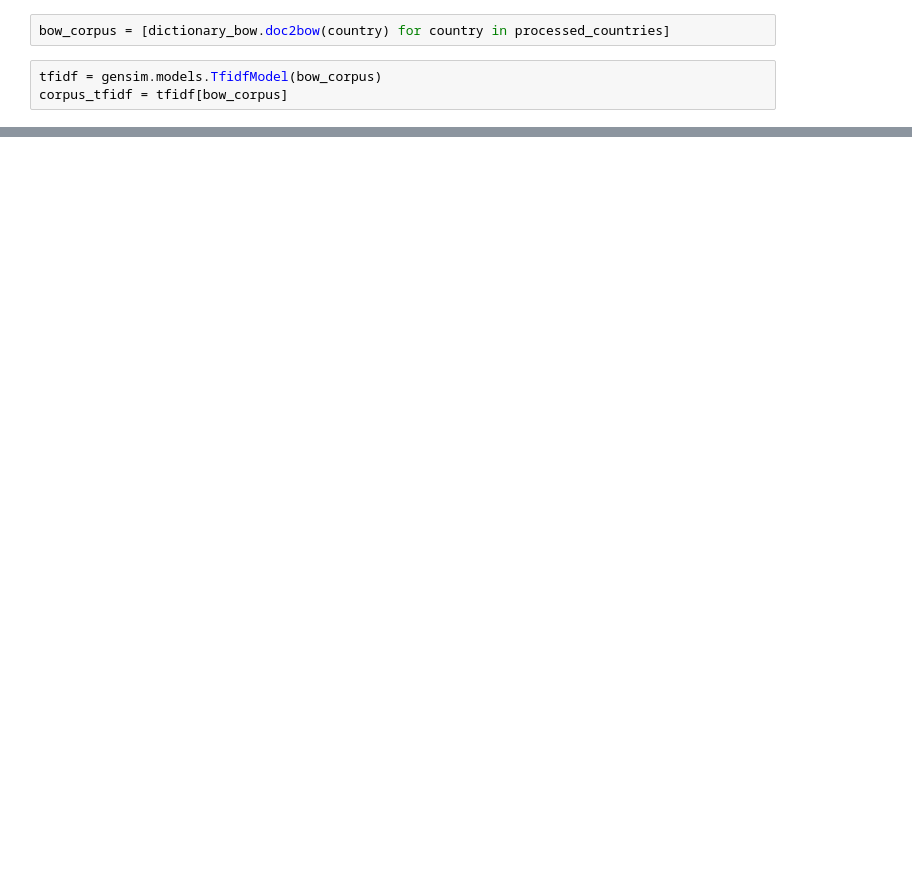
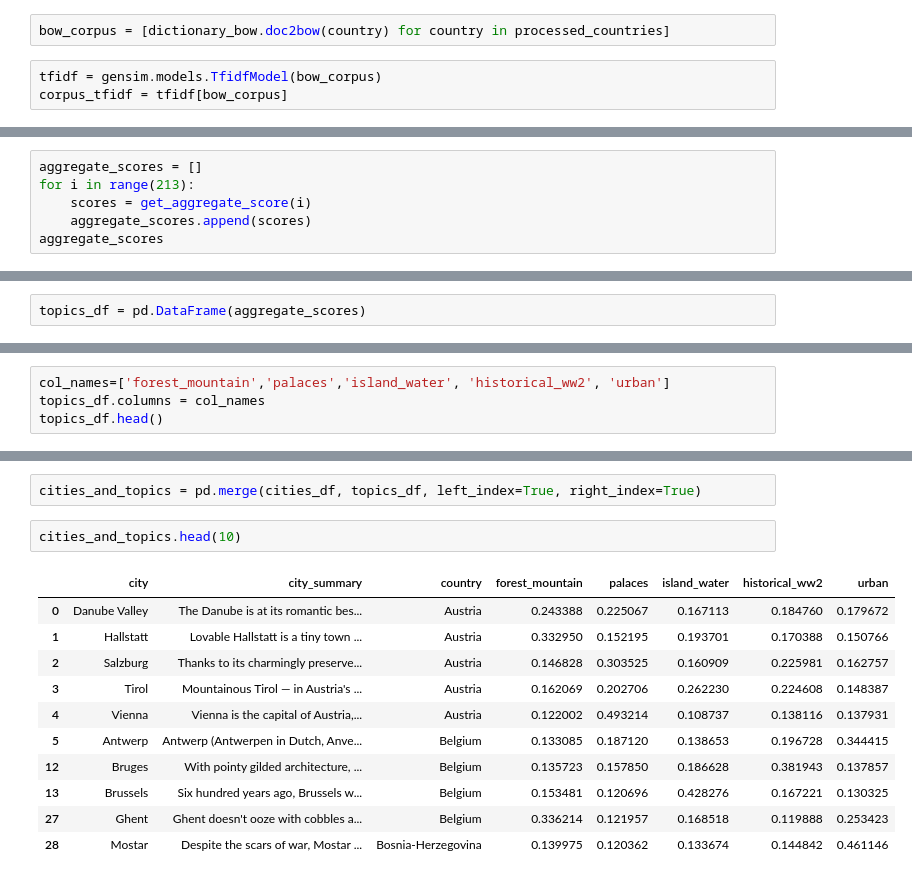
Before and after one commit to kayschulz/travel_destination_recommendation, a Jupyter notebook: data_preparation.ipynb, the cells around one changed output, grey strips where cells are left out. Drawn from its saved outputs; the diff is of its cells as text; blank space fills up the shorter version.

Commit message:
select topics by topic modeling. save model and topics dataframe to pickle file

```diff
--- a/data_preparation.ipynb
+++ b/data_preparation.ipynb
@@ -306,0 +300,6 @@ train_vecs[210]
+# %%
+aggregate_scores = []
+for i in range(213):
+    scores = get_aggregate_score(i)
+    aggregate_scores.append(scores)
+aggregate_scores
@@ -306,0 +324,2 @@ train_vecs[210]
+# %%
+topics_df = pd.DataFrame(aggregate_scores)
@@ -306,0 +335,4 @@ train_vecs[210]
+# %%
+col_names=['forest_mountain','palaces','island_water', 'historical_ww2', 'urban']
+topics_df.columns = col_names
+topics_df.head()
@@ -306,0 +346,16 @@ train_vecs[210]
+# %%
+cities_and_topics = pd.merge(cities_df, topics_df, left_index=True, right_index=True)
+# %%
+cities_and_topics.head(10)
+# %% [output]
+|  | city | city_summary | country | forest_mountain | palaces | island_water | historical_ww2 | urban |
+| 0 | Danube Valley | The Danube is at its romantic bes... | Austria | 0.243388 | 0.225067 | 0.167113 | 0.184760 | 0.179672 |
+| 1 | Hallstatt | Lovable Hallstatt is a tiny town ... | Austria | 0.332950 | 0.152195 | 0.193701 | 0.170388 | 0.150766 |
+| 2 | Salzburg | Thanks to its charmingly preserve... | Austria | 0.146828 | 0.303525 | 0.160909 | 0.225981 | 0.162757 |
+| 3 | Tirol | Mountainous Tirol — in Austria's ... | Austria | 0.162069 | 0.202706 | 0.262230 | 0.224608 | 0.148387 |
+| 4 | Vienna | Vienna is the capital of Austria,... | Austria | 0.122002 | 0.493214 | 0.108737 | 0.138116 | 0.137931 |
+| 5 | Antwerp | Antwerp (Antwerpen in Dutch, Anve... | Belgium | 0.133085 | 0.187120 | 0.138653 | 0.196728 | 0.344415 |
+| 12 | Bruges | With pointy gilded architecture, ... | Belgium | 0.135723 | 0.157850 | 0.186628 | 0.381943 | 0.137857 |
+| 13 | Brussels | Six hundred years ago, Brussels w... | Belgium | 0.153481 | 0.120696 | 0.428276 | 0.167221 | 0.130325 |
+| 27 | Ghent | Ghent doesn't ooze with cobbles a... | Belgium | 0.336214 | 0.121957 | 0.168518 | 0.119888 | 0.253423 |
+| 28 | Mostar | Despite the scars of war, Mostar ... | Bosnia-Herzegovina | 0.139975 | 0.120362 | 0.133674 | 0.144842 | 0.461146 |
```
Also changed, not shown: parts of 22 cells of this notebook, 3 other files.
